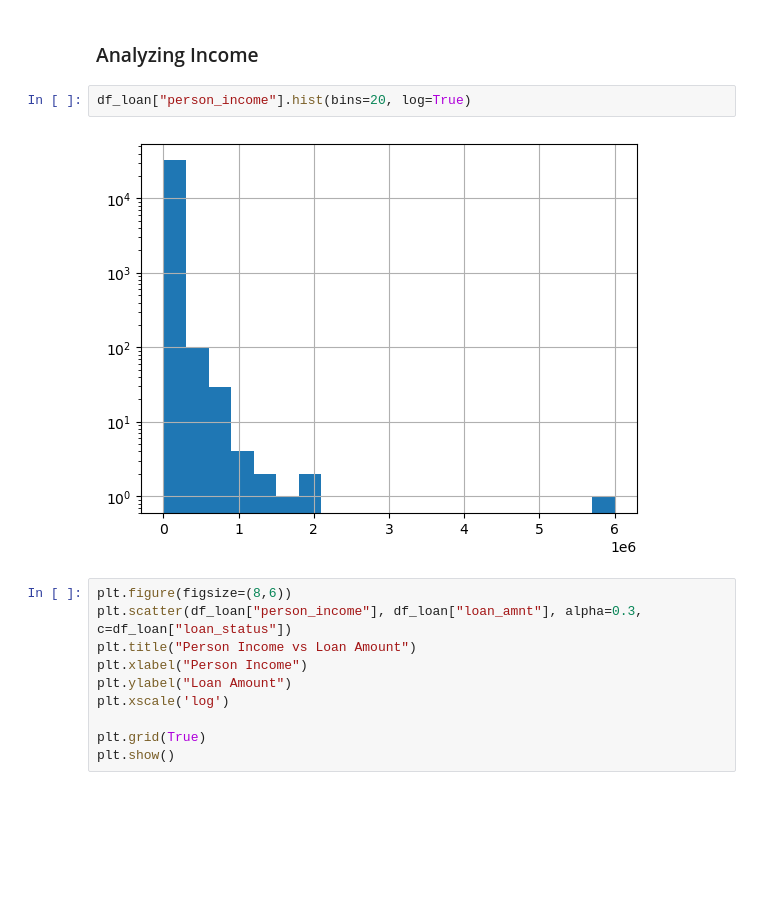
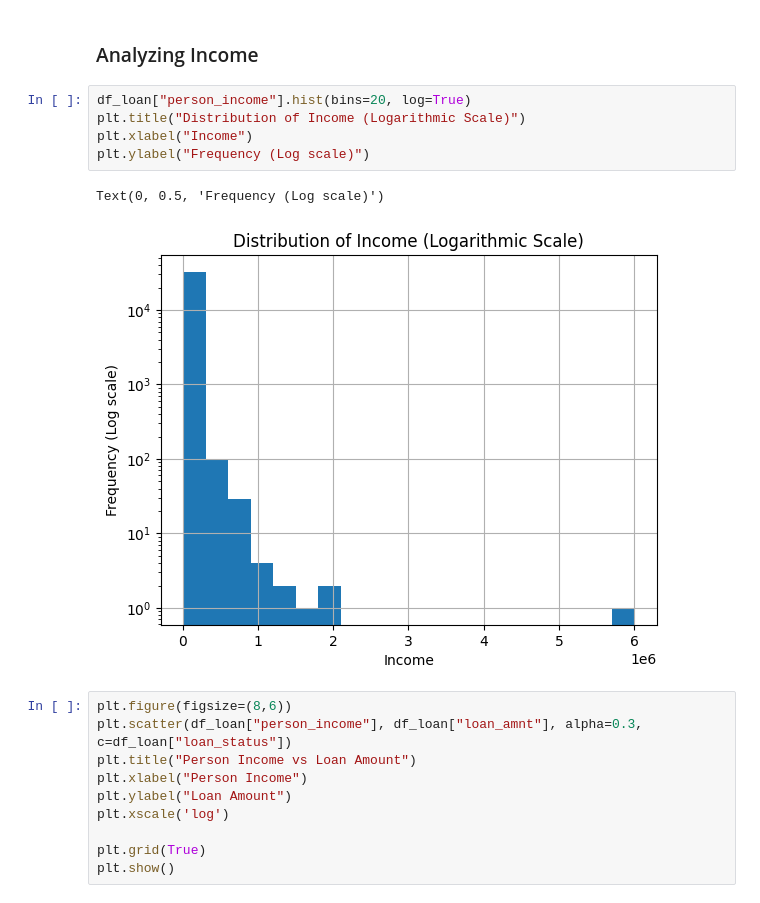
Before and after one commit to annalaczko/ML-Group-1-Assignment-1, a Jupyter notebook: ML-A1.ipynb, the cells around one changed output. Drawn from its saved outputs; the diff is of its cells as text; blank space fills up the shorter version.

```diff
--- a/ML-A1.ipynb
+++ b/ML-A1.ipynb
@@ -109,8 +120,12 @@ This means that all was denied so maybe it's still usable data
 ### Analyzing Income
 # %%
 df_loan["person_income"].hist(bins=20, log=True)
+plt.title("Distribution of Income (Logarithmic Scale)")
+plt.xlabel("Income")
+plt.ylabel("Frequency (Log scale)")
 # %% [output]
+Text(0, 0.5, 'Frequency (Log scale)')
-[figure, old version]
+[figure, new version]
 # %%
 plt.figure(figsize=(8,6))
 plt.scatter(df_loan["person_income"], df_loan["loan_amnt"], alpha=0.3, c=df_loan["loan_status"])
```
Also changed, not shown: parts of 9 cells of this notebook.
